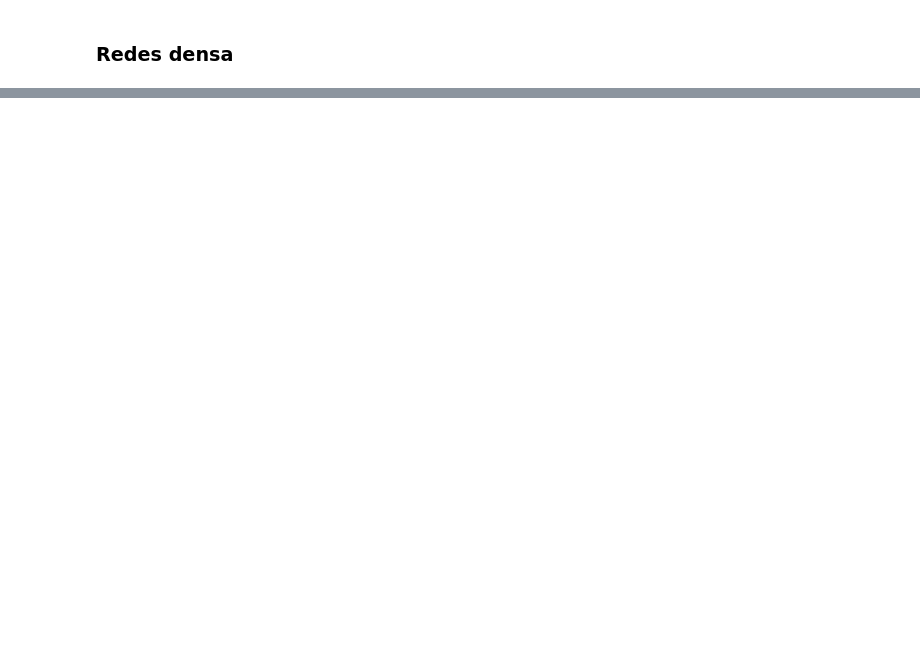
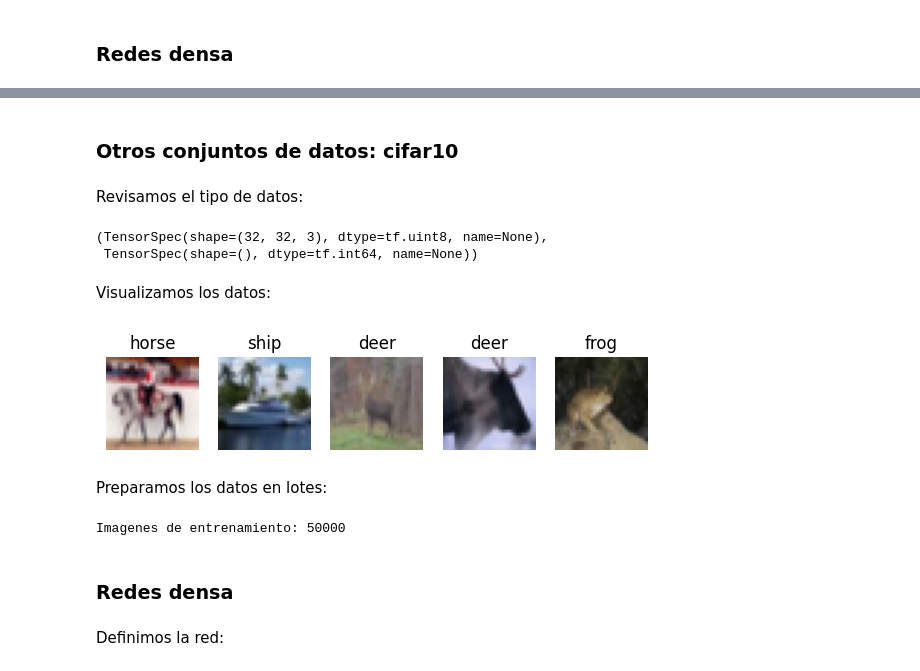
Before and after one commit to andres-merino/Minicurso-ProcesamientoImagenes, a Jupyter notebook: ProcesamientoImagenes.ipynb, the cells around one changed output, grey strips where cells are left out. Cells and saved outputs as stored; diff of their text form; code cells hidden in the pictures; blank space fills up the shorter version.

```diff
--- a/ProcesamientoImagenes.ipynb
+++ b/ProcesamientoImagenes.ipynb
@@ -235,7 +245,7 @@ Imagenes de entrenamiento: 50000
 # %%
-historial = modelo.fit(
+modelo.fit(
     datos_train,
-    epochs=5,
-    steps_per_epoch=1875
+    epochs=2,
+    steps_per_epoch=num_datos_train//32
 )
 # %% [output]
@@ -277,6 +289,6 @@ Precisión en el conjunto de prueba: 0.1000
 # %%
 modelo = tf.keras.Sequential([
-    tf.keras.layers.Conv2D(8, (3,3), input_shape=(32,32,3), activation='relu'),
+    tf.keras.layers.Conv2D(8, (3,3), input_shape=(28,28,1), activation='relu'),
     tf.keras.layers.MaxPooling2D(2,2),
 
     tf.keras.layers.Conv2D(16, (3,3), activation='relu'),
@@ -320,7 +330,7 @@ Model: "sequential_13"
 # %%
-historial = modelo.fit(
+modelo.fit(
     datos_train,
-    epochs=5,
-    steps_per_epoch=1875
+    epochs=2,
+    steps_per_epoch=num_datos_train//32
 )
 # %% [output]
@@ -367,0 +370,47 @@ plt.show()
+# %% [markdown]
+### <font color='264CC7'> Otros conjuntos de datos: cifar10</font>
+# %%
+# Descargar set de datos de cifar10
+datos, metadatos = tfds.load('cifar10', as_supervised=True, with_info=True)
+
+# Obtener en variables separadas los datos de entrenamiento y pruebas
+datos_train, datos_test = datos['train'], datos['test']
+
+Categories = ["airp.", "auto.", "bird", "cat", "deer", "dog", "frog", "horse", "ship", "truck"]
+# %% [markdown]
+Revisamos el tipo de datos:
+# %%
+datos_train.take(1).element_spec
+# %% [output]
+(TensorSpec(shape=(32, 32, 3), dtype=tf.uint8, name=None),
+ TensorSpec(shape=(), dtype=tf.int64, name=None))
+# %% [markdown]
+Visualizamos los datos:
+# %%
+plt.figure(figsize=(7,7))
+
+for i, (imagen, etiqueta) in enumerate(datos_train.take(5)):
+    imagen = imagen.numpy()
+    plt.subplot(5,5,i+1)
+    plt.imshow(imagen, cmap=plt.cm.binary)
+    plt.title(Categories[etiqueta.numpy()])
+    plt.axis('off')
+plt.show()
+# %% [output]
+[figure, added]
+# %% [markdown]
+Preparamos los datos en lotes:
+# %%
+# Cantidad de datos de entrenamiento
+num_datos_train = metadatos.splits["train"].num_examples
+print("Imagenes de entrenamiento:", num_datos_train)
+
+# Coloco en lotes
+datos_train = datos_train.repeat().shuffle(num_datos_train).batch(32)
+datos_test = datos_test.batch(32)
+# %% [output]
+Imagenes de entrenamiento: 50000
+# %% [markdown]
+### <font color='264CC7'> Redes densa</font>
+# %% [markdown]
+Definimos la red:
```
Also changed, not shown: parts of 51 cells of this notebook, 1 other file.
